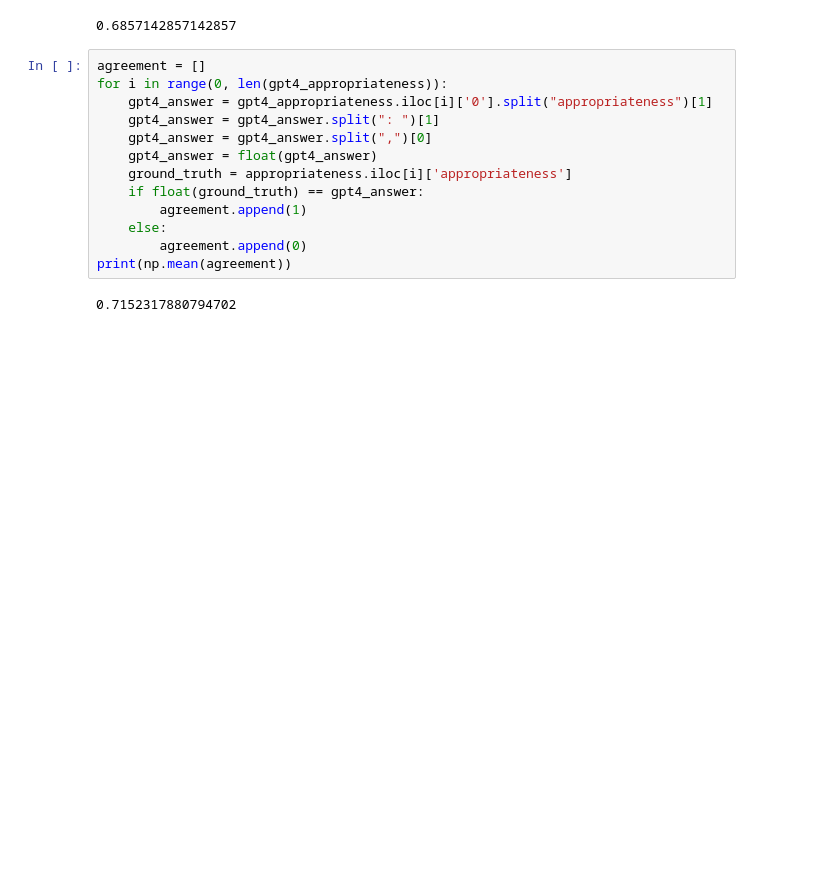
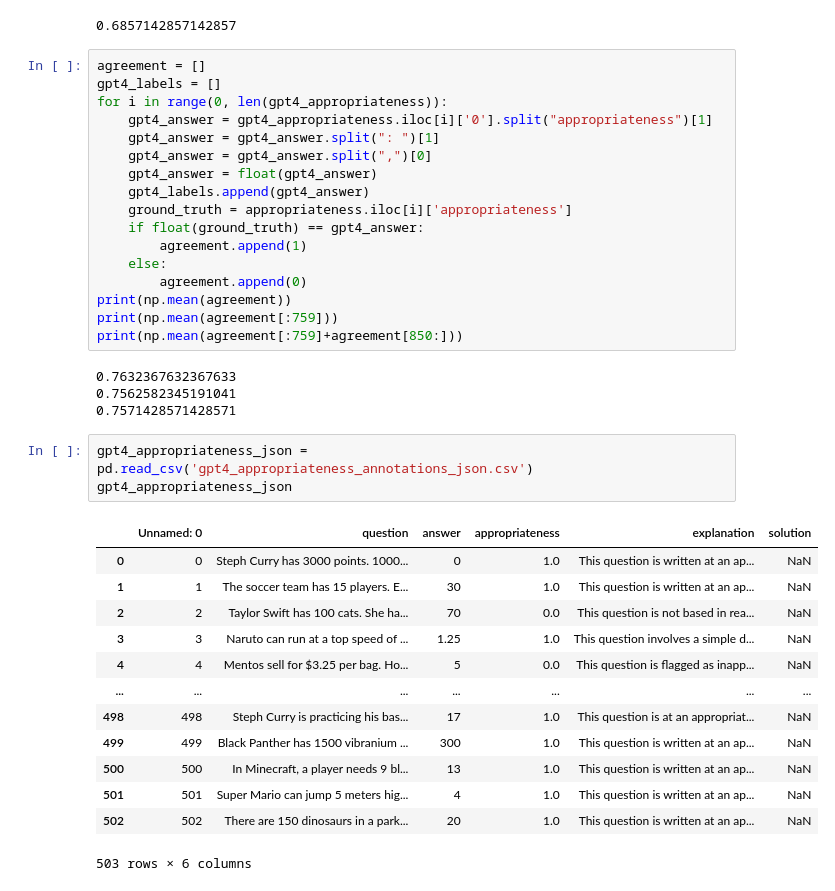
Before and after one commit to bryanchrist/llama2-70b, a Jupyter notebook: gpt4_annotate.ipynb, the cells around one changed output. Saved outputs shown, nothing was run; the diff lists cells and outputs as text; blank space fills up the shorter version.

```diff
--- a/gpt4_annotate.ipynb
+++ b/gpt4_annotate.ipynb
@@ -698,16 +768,39 @@ np.mean(agreement)
 0.6857142857142857
 # %%
 agreement = []
+gpt4_labels = []
 for i in range(0, len(gpt4_appropriateness)):
     gpt4_answer = gpt4_appropriateness.iloc[i]['0'].split("appropriateness")[1]
     gpt4_answer = gpt4_answer.split(": ")[1]
     gpt4_answer = gpt4_answer.split(",")[0]
     gpt4_answer = float(gpt4_answer)
+    gpt4_labels.append(gpt4_answer)
     ground_truth = appropriateness.iloc[i]['appropriateness']
     if float(ground_truth) == gpt4_answer:
         agreement.append(1)
     else:
         agreement.append(0)
 print(np.mean(agreement))
+print(np.mean(agreement[:759]))
+print(np.mean(agreement[:759]+agreement[850:]))
 # %% [output]
-0.7152317880794702
+0.7632367632367633
+0.7562582345191041
+0.7571428571428571
+# %%
+gpt4_appropriateness_json = pd.read_csv('gpt4_appropriateness_annotations_json.csv')
+gpt4_appropriateness_json
+# %% [output]
+|  | Unnamed: 0 | question | answer | appropriateness | explanation | solution |
+| 0 | 0 | Steph Curry has 3000 points. 1000... | 0 | 1.0 | This question is written at an ap... | NaN |
+| 1 | 1 | The soccer team has 15 players. E... | 30 | 1.0 | This question is written at an ap... | NaN |
+| 2 | 2 | Taylor Swift has 100 cats. She ha... | 70 | 0.0 | This question is not based in rea... | NaN |
+| 3 | 3 | Naruto can run at a top speed of ... | 1.25 | 1.0 | This question involves a simple d... | NaN |
+| 4 | 4 | Mentos sell for $3.25 per bag. Ho... | 5 | 0.0 | This question is flagged as inapp... | NaN |
+| ... | ... | ... | ... | ... | ... | ... |
+| 498 | 498 | Steph Curry is practicing his bas... | 17 | 1.0 | This question is at an appropriat... | NaN |
+| 499 | 499 | Black Panther has 1500 vibranium ... | 300 | 1.0 | This question is written at an ap... | NaN |
+| 500 | 500 | In Minecraft, a player needs 9 bl... | 13 | 1.0 | This question is written at an ap... | NaN |
+| 501 | 501 | Super Mario can jump 5 meters hig... | 4 | 1.0 | This question is written at an ap... | NaN |
+| 502 | 502 | There are 150 dinosaurs in a park... | 20 | 1.0 | This question is written at an ap... | NaN |
+503 rows × 6 columns
```
Also changed, not shown: parts of 9 cells of this notebook, 4 other files.
